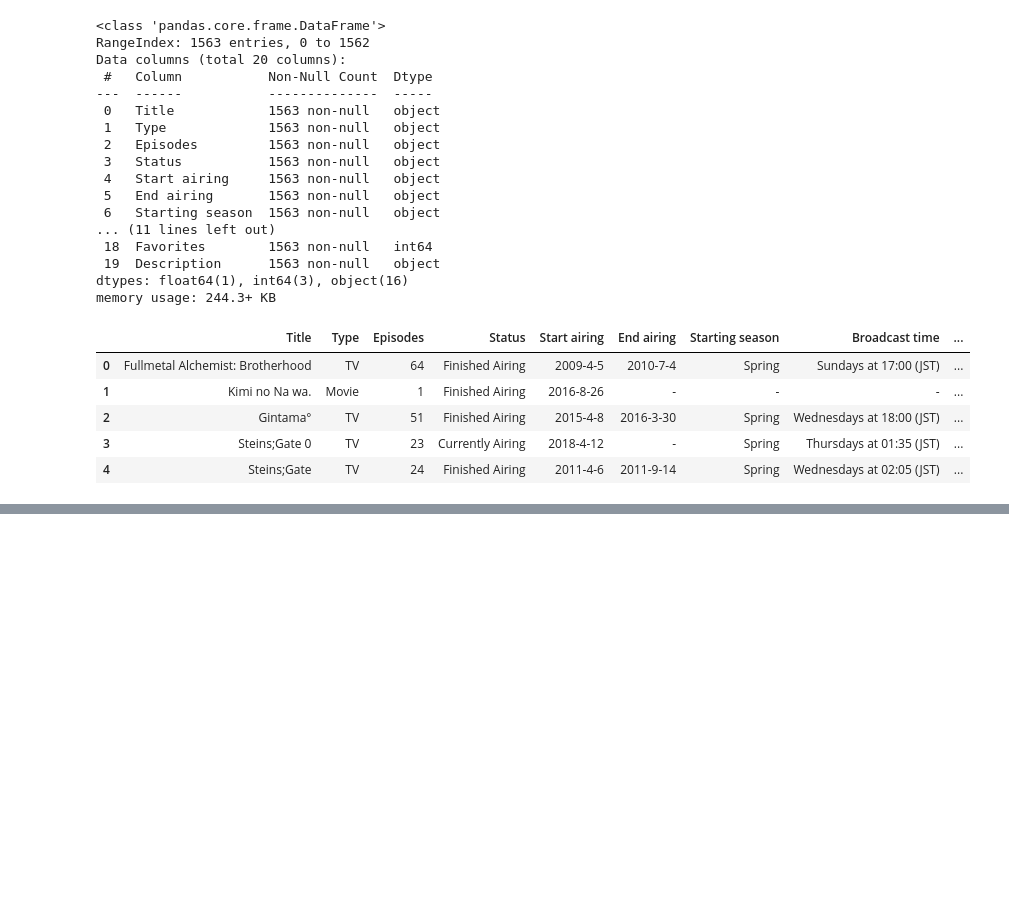
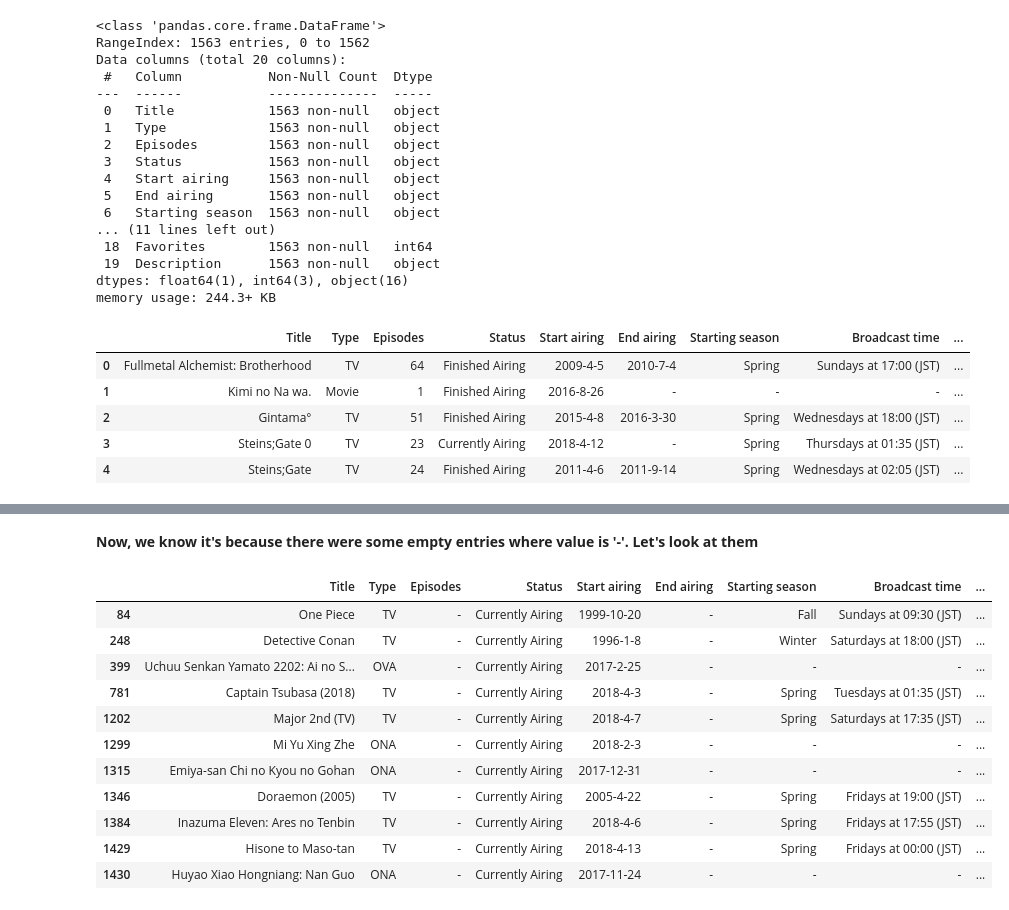
Before and after one commit to aza-atabayev/anime-rating-pop, a Jupyter notebook: Anime-rating-pop.ipynb, the cells around one changed output, grey strips where cells are left out. Saved outputs shown, nothing was run; the diff lists cells and outputs as text; code cells hidden in the pictures; blank space fills up the shorter version.

```diff
--- a/Anime-rating-pop.ipynb
+++ b/Anime-rating-pop.ipynb
@@ -46,0 +65,17 @@ data.head()
+# %% [markdown]
+**Now, we know it's because there were some empty entries where value is '-'. Let's look at them**
+# %%
+data.loc[(data.Episodes == '-')]
+# %% [output]
+|  | Title | Type | Episodes | Status | Start airing | End airing | Starting season | Broadcast time | ... |
+| 84 | One Piece | TV | - | Currently Airing | 1999-10-20 | - | Fall | Sundays at 09:30 (JST) | ... |
+| 248 | Detective Conan | TV | - | Currently Airing | 1996-1-8 | - | Winter | Saturdays at 18:00 (JST) | ... |
+| 399 | Uchuu Senkan Yamato 2202: Ai no S... | OVA | - | Currently Airing | 2017-2-25 | - | - | - | ... |
+| 781 | Captain Tsubasa (2018) | TV | - | Currently Airing | 2018-4-3 | - | Spring | Tuesdays at 01:35 (JST) | ... |
+| 1202 | Major 2nd (TV) | TV | - | Currently Airing | 2018-4-7 | - | Spring | Saturdays at 17:35 (JST) | ... |
+| 1299 | Mi Yu Xing Zhe | ONA | - | Currently Airing | 2018-2-3 | - | - | - | ... |
+| 1315 | Emiya-san Chi no Kyou no Gohan | ONA | - | Currently Airing | 2017-12-31 | - | - | - | ... |
+| 1346 | Doraemon (2005) | TV | - | Currently Airing | 2005-4-22 | - | Spring | Fridays at 19:00 (JST) | ... |
+| 1384 | Inazuma Eleven: Ares no Tenbin | TV | - | Currently Airing | 2018-4-6 | - | Spring | Fridays at 17:55 (JST) | ... |
+| 1429 | Hisone to Maso-tan | TV | - | Currently Airing | 2018-4-13 | - | Spring | Fridays at 00:00 (JST) | ... |
+| 1430 | Huyao Xiao Hongniang: Nan Guo | ONA | - | Currently Airing | 2017-11-24 | - | - | - | ... |
```
Also changed, not shown: parts of 15 cells of this notebook.
